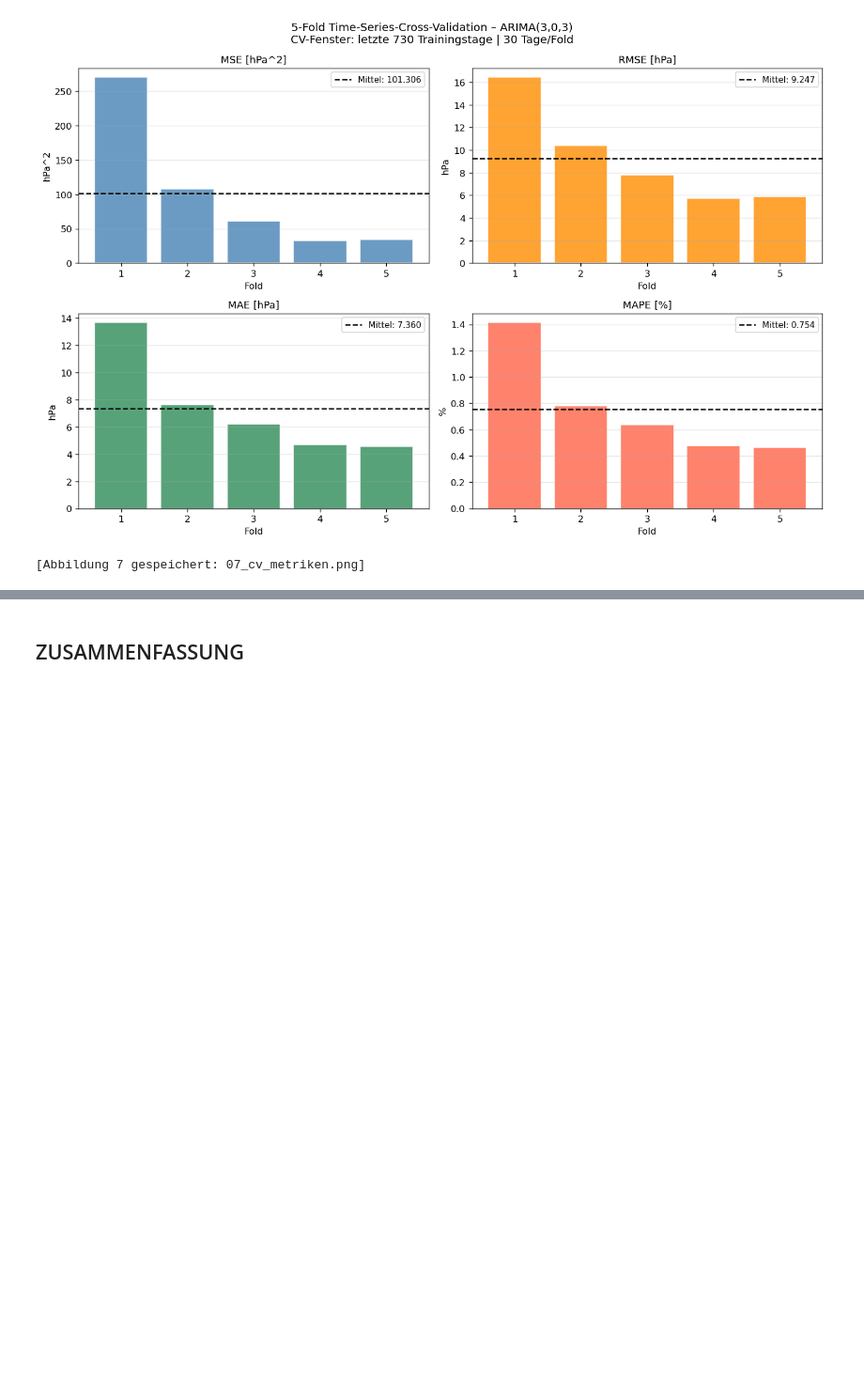
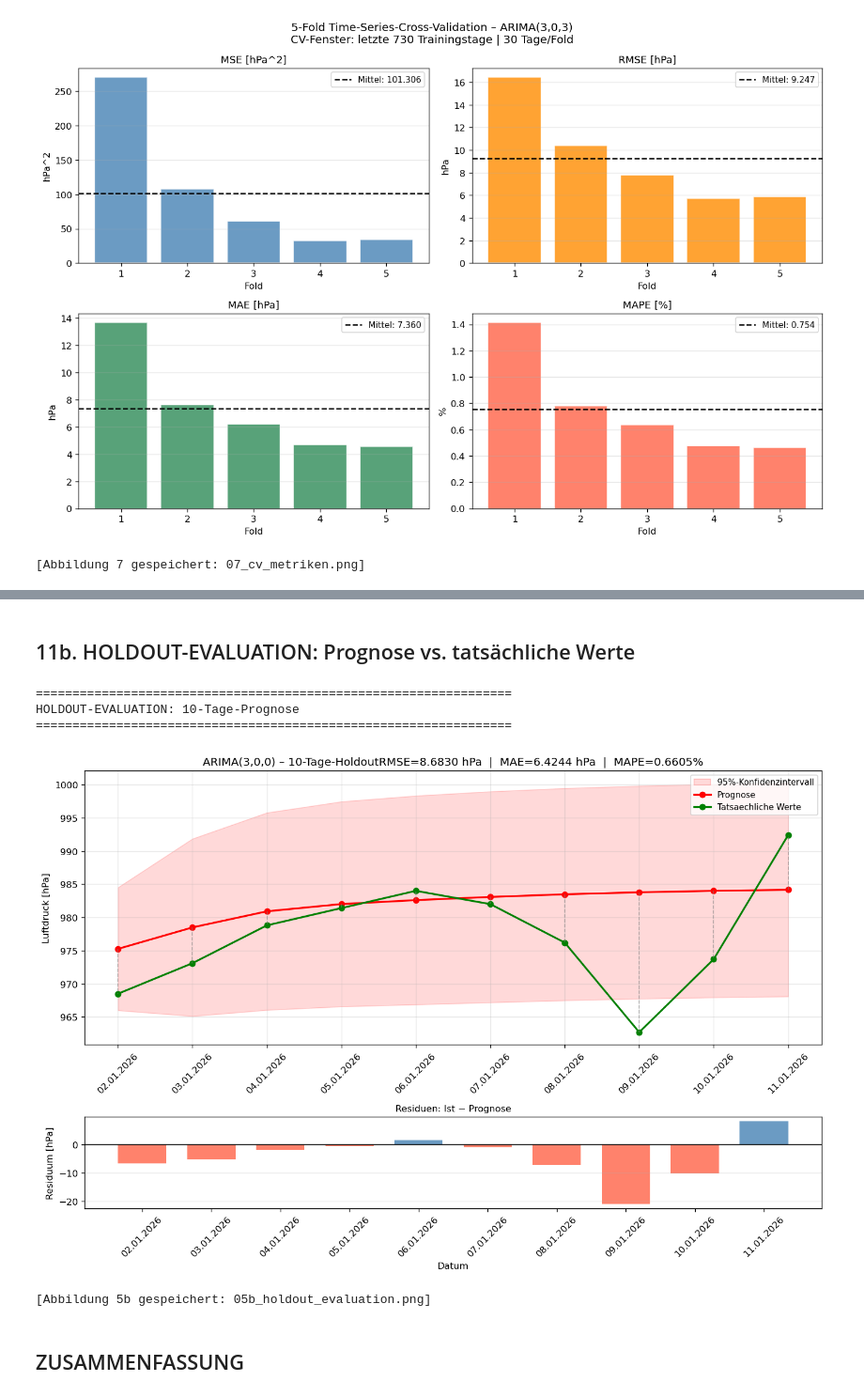
Before and after one commit to cladensk334/Menden_S26_clean, a Jupyter notebook: luftdruck_arima_analyse.ipynb, the cells around one changed output, grey strips where cells are left out. Shown at 94% size. Saved outputs shown, nothing was run; the diff lists cells and outputs as text; code cells hidden in the pictures; blank space fills up the shorter version.

```diff
--- a/luftdruck_arima_analyse.ipynb
+++ b/luftdruck_arima_analyse.ipynb
@@ -890,3 +921,56 @@ ABSCHNITT 9: TIME-SERIES-CROSS-VALIDATION (5-Fold)
+# %% [markdown]
+## 11b. HOLDOUT-EVALUATION: Prognose vs. tatsächliche Werte
+# %%
+print("" + "=" * 65)
+print("HOLDOUT-EVALUATION: 10-Tage-Prognose")
+print("=" * 65)
+
+residuen_ho = ts_holdout.values - prog_mittel.values
+
+fig, axes = plt.subplots(2, 1, figsize=(12, 8),
+                          gridspec_kw={"height_ratios": [3, 1]})
+
+# --- Obere Grafik: Prognose vs. Ist ---
+ax = axes[0]
+ax.fill_between(prog_ki.index, prog_ki.iloc[:, 0], prog_ki.iloc[:, 1],
+                color="red", alpha=0.15, label="95%-Konfidenzintervall")
+ax.plot(prog_mittel.index, prog_mittel.values,
+        color="red", lw=2, marker="o", markersize=6, label="Prognose")
+ax.plot(ts_holdout.index, ts_holdout.values,
+        color="green", lw=2, marker="o", markersize=6, label="Tatsaechliche Werte")
+for d, p, a in zip(prog_mittel.index, prog_mittel.values, ts_holdout.values):
+    ax.plot([d, d], [p, a], color="gray", lw=1, ls="--", alpha=0.6)
+
+ax.set_title(f"ARIMA({p_final},{d_final},{q_final}) – 10-Tage-Holdout" f"RMSE={rmse_ho:.4f} hPa  |  MAE={mae_ho:.4f} hPa  |  MAPE={mape_ho:.4f}%",
+    fontsize=12)
+ax.set_ylabel("Luftdruck [hPa]")
+ax.legend(fontsize=9)
+ax.grid(True, alpha=0.3)
+ax.xaxis.set_major_formatter(mdates.DateFormatter("%d.%m.%Y"))
+ax.tick_params(axis="x", rotation=45)
+
+# --- Untere Grafik: Residuen (Ist - Prognose) ---
+ax2 = axes[1]
+farben = ["tomato" if r < 0 else "steelblue" for r in residuen_ho]
+ax2.bar(ts_holdout.index, residuen_ho, color=farben, alpha=0.8, width=0.7)
+ax2.axhline(0, color="black", lw=1)
+ax2.set_ylabel("Residuum [hPa]")
+ax2.set_xlabel("Datum")
+ax2.set_title("Residuen: Ist − Prognose", fontsize=10)
+ax2.grid(True, alpha=0.3, axis="y")
+ax2.xaxis.set_major_formatter(mdates.DateFormatter("%d.%m.%Y"))
+ax2.tick_params(axis="x", rotation=45)
+
+plt.tight_layout()
+plt.savefig(os.path.join(PLOTORDNER, "05b_holdout_evaluation.png"), bbox_inches="tight")
+plt.show()
+print("[Abbildung 5b gespeichert: 05b_holdout_evaluation.png]")
+# %% [output]
+=================================================================
+HOLDOUT-EVALUATION: 10-Tage-Prognose
+=================================================================
+[figure, added]
+[Abbildung 5b gespeichert: 05b_holdout_evaluation.png]
 # %% [markdown]
 ## ZUSAMMENFASSUNG
 # %%
```
Also changed, not shown: parts of 19 cells of this notebook.
